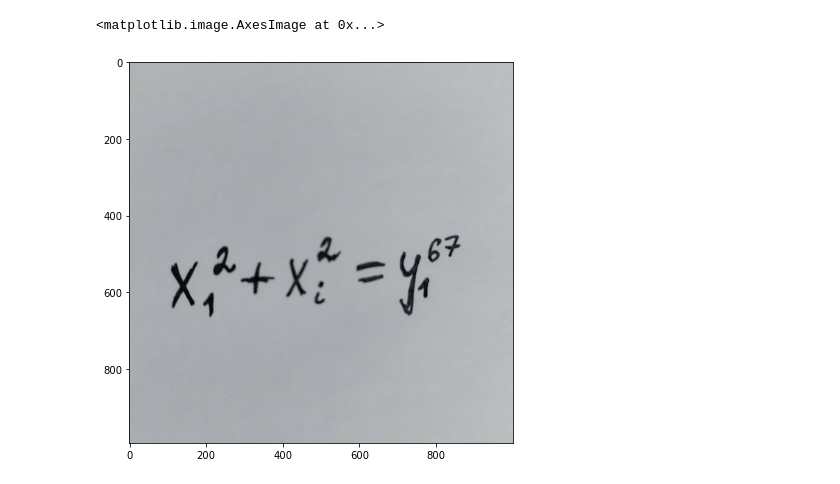
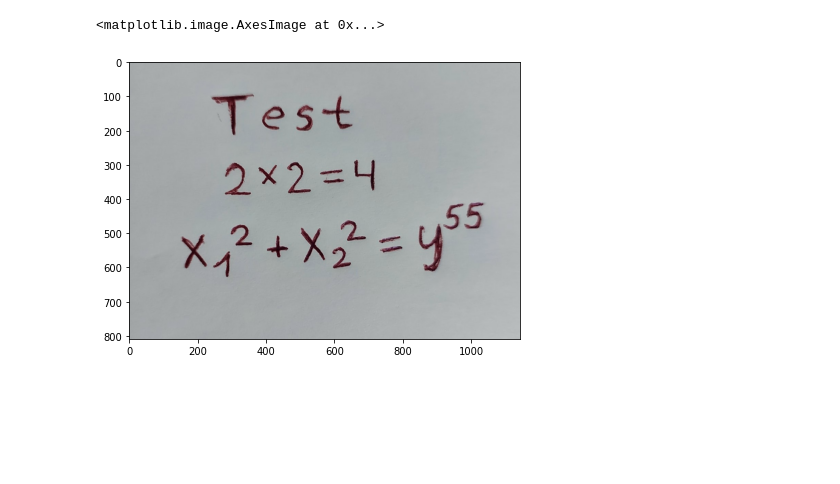
Before and after one commit to rukubrakov/CV_project, a Jupyter notebook: Tests_with_dn.ipynb, the cells around one changed output. Cells and saved outputs as stored; diff of their text form; code cells hidden in the pictures; blank space fills up the shorter version.

```diff
--- a/Tests_with_dn.ipynb
+++ b/Tests_with_dn.ipynb
@@ -45,14 +57,14 @@ def img_to_pred(list_):
     return list_of_pred
 # %%
 image_dir = 'images/'
-file = "ft2.jpg"
+file = "ft1.jpg"
 
 img = cv2.imread(image_dir+file)
 plt.figure(figsize=(7,7))
 plt.imshow(img)
 # %% [output]
 <matplotlib.image.AxesImage at 0x...>
-[figure, old version]
+[figure, new version]
 # %%
 def cont_sort(cnts, method="l_r"):
     if method == "r_l":
```
Also changed, not shown: parts of 8 cells of this notebook, 4 other files.
